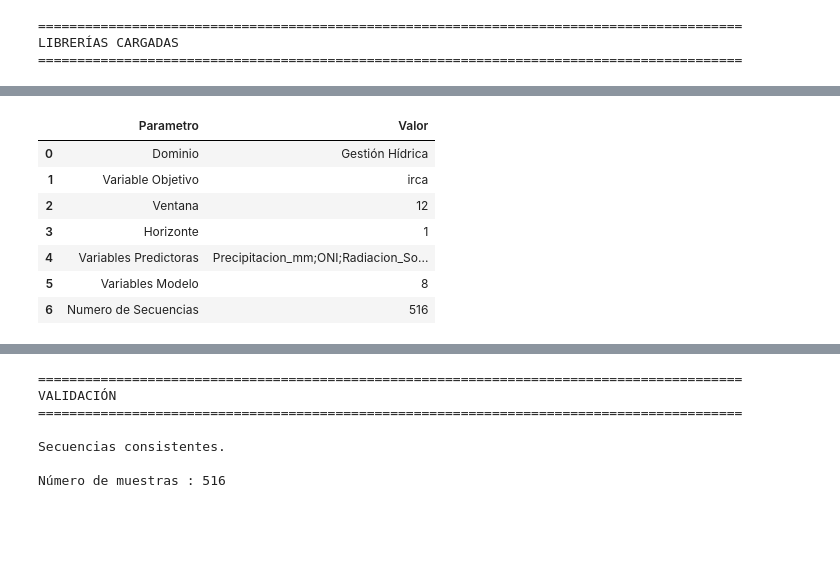
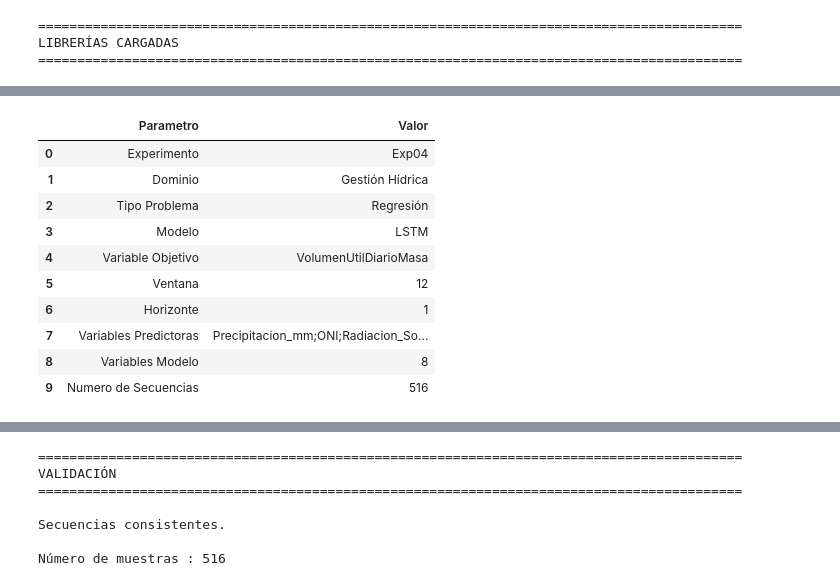
Before and after one commit to josedanielbg/FRAMEWORK_V7, a Jupyter notebook: NOTEBOOKS/C14_MODELADO/FW7_C14_Modelado.ipynb, the cells around one changed output, grey strips where cells are left out. Saved outputs shown, nothing was run; the diff lists cells and outputs as text; code cells hidden in the pictures; blank space fills up the shorter version.

```diff
--- a/NOTEBOOKS/C14_MODELADO/FW7_C14_Modelado.ipynb
+++ b/NOTEBOOKS/C14_MODELADO/FW7_C14_Modelado.ipynb
@@ -39,13 +39,13 @@ LIBRERÍAS CARGADAS
 ==========================================================================================
 # %%
 #==========================================================================================
-# CARGA DE SECUENCIAS TEMPORALES
+# CARGA DE SECUENCIAS TEMPORALES Y REGISTRO DE PREPARACION
 #==========================================================================================
 import numpy as np
 import pandas as pd
 
 # Base URL for the sequences and metadata
-base_url = "https://raw.githubusercontent.com/jriatiga/FRAMEWORK_V7/refs/heads/main/DATA/MACHINE_LEARNING/C13_MACHINE_LEARNING/Transformaciones/Exp01/"
+base_url = f"https://raw.githubusercontent.com/jriatiga/FRAMEWORK_V7/refs/heads/main/DATA/MACHINE_LEARNING/C13_MACHINE_LEARNING/Transformaciones/{EXPERIMENTO}/"
 
 # URLs completas de los archivos
 x_sequence_url = base_url + "secuencias_X.npy"
@@ -97,13 +97,16 @@ secuencias_X.npy    100%[===================>] 387.12K  --.-KB/s    in 0.05s
 ... (24 lines left out)
 ==========================================================================================
 
 Secuencias X : (516, 12, 8)
 Secuencias y : (516,)
 |  | Parametro | Valor |
-| 0 | Dominio | Gestión Hídrica |
-| 1 | Variable Objetivo | irca |
-| 2 | Ventana | 12 |
-| 3 | Horizonte | 1 |
-| 4 | Variables Predictoras | Precipitacion_mm;ONI;Radiacion_So... |
-| 5 | Variables Modelo | 8 |
-| 6 | Numero de Secuencias | 516 |
+| 0 | Experimento | Exp04 |
+| 1 | Dominio | Gestión Hídrica |
+| 2 | Tipo Problema | Regresión |
+| 3 | Modelo | LSTM |
+| 4 | Variable Objetivo | VolumenUtilDiarioMasa |
+| 5 | Ventana | 12 |
+| 6 | Horizonte | 1 |
+| 7 | Variables Predictoras | Precipitacion_mm;ONI;Radiacion_So... |
+| 8 | Variables Modelo | 8 |
+| 9 | Numero de Secuencias | 516 |
```
Also changed, not shown: parts of 34 cells of this notebook.
